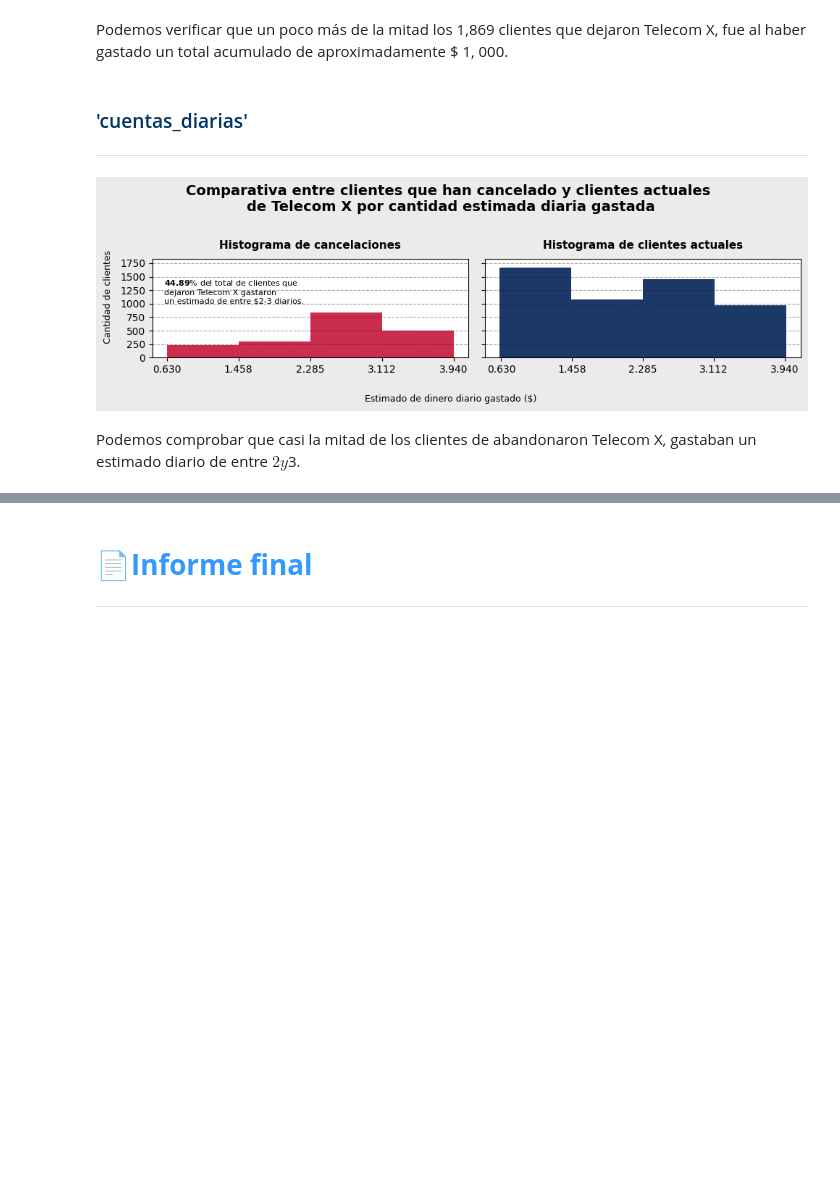
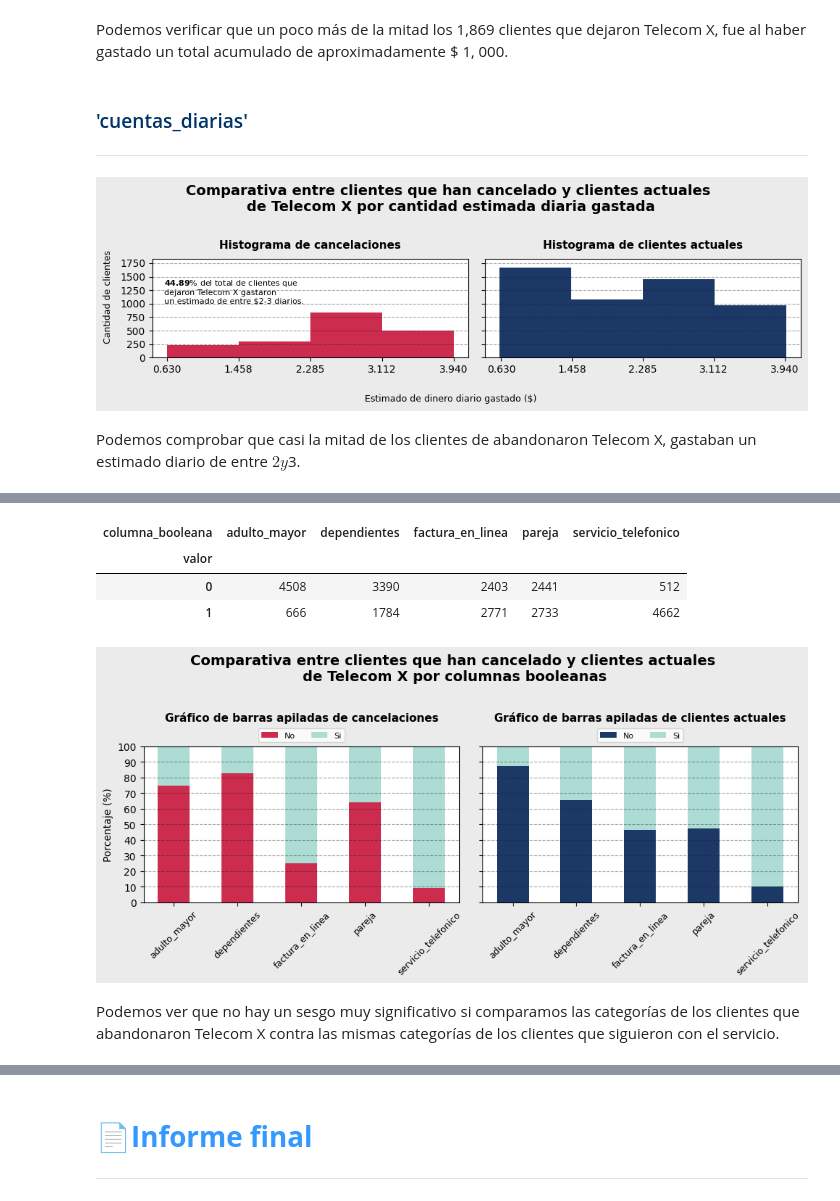
Before and after one commit to carloslozano-rg/challenge-telecom-x, a Jupyter notebook: TelecomX_LATAM.ipynb, the cells around one changed output, grey strips where cells are left out. Drawn from its saved outputs; the diff is of its cells as text; code cells hidden in the pictures; blank space fills up the shorter version.

Commit message:
feat: analizar distribución de cancelación por variables booleanas.

```diff
--- a/TelecomX_LATAM.ipynb
+++ b/TelecomX_LATAM.ipynb
@@ -1580,0 +1606,3 @@ Podemos comprobar que casi la mitad de los clientes de abandonaron Telecom X, ga
+# %%
+df_melted_bool_cancelados = telecom_x_cancelado.melt(value_vars=columnas_booleanas_estandarizadas, var_name= 'columna_booleana', value_name='valor')
+df_melted_bool_cancelados.head()
@@ -1580,0 +1616,3 @@ Podemos comprobar que casi la mitad de los clientes de abandonaron Telecom X, ga
+# %%
+df_pivot_bool_cancelados = df_melted_bool_cancelados.pivot_table(index='valor', columns='columna_booleana', values='valor', aggfunc='size')
+df_pivot_bool_cancelados.head()
@@ -1580,0 +1626,3 @@ Podemos comprobar que casi la mitad de los clientes de abandonaron Telecom X, ga
+# %%
+df_melted_bool_actuales = telecom_x_clientes_actuales.melt(value_vars=columnas_booleanas_estandarizadas, var_name= 'columna_booleana', value_name='valor')
+df_melted_bool_actuales.head()
@@ -1580,0 +1636,69 @@ Podemos comprobar que casi la mitad de los clientes de abandonaron Telecom X, ga
+# %%
+df_pivot_bool_actuales = df_melted_bool_actuales.pivot_table(index='valor', columns='columna_booleana', values='valor', aggfunc='size')
+df_pivot_bool_actuales.head()
+# %% [output]
+| columna_booleana | adulto_mayor | dependientes | factura_en_linea | pareja | servicio_telefonico |
+| valor |  |  |  |  |  |
+| 0 | 4508 | 3390 | 2403 | 2441 | 512 |
+| 1 | 666 | 1784 | 2771 | 2733 | 4662 |
+# %%
+import numpy as np
+
+def columnas_booleanas_viz():
+
+    fig, axes = plt.subplots(1, 2, figsize=(10, 4.5), facecolor=GRIS_1, sharey=True)
+    axes = axes.flatten()
+
+    # Gráfico 1
+    ax_0 = axes[0]
+    # Los fondos nos ayudarán a apilar todo un registro o fila sobre el registro anterior, empezando en ceros.
+    fondo_barras_0 = np.zeros(len(df_pivot_bool_cancelados.columns))
+    total_clientes_cancelados = df_pivot_bool_cancelados.sum().iloc[0]
+
+    for individual_index in df_pivot_bool_cancelados.index:
+
+        valores_normalizados_registro = (df_pivot_bool_cancelados.loc[individual_index]*100/total_clientes_cancelados).round(2)
+        colores = [ROJO_2, AGUA_1]
+
+        ax_0.bar(x=df_pivot_bool_cancelados.columns, height=valores_normalizados_registro, width=0.5, bottom=fondo_barras_0, color=colores[individual_index])
+        fondo_barras_0 += valores_normalizados_registro
+
+    ax_0.yaxis.set_major_locator(plt.MultipleLocator(10))
+    ax_0.set_ylim(bottom=0, top=100)
+    ax_0.set_ylabel('Porcentaje (%)')
+
+    ax_0.xaxis.set_tick_params(labelsize=9, labelrotation=45)
+
+    ax_0.legend(labels=['No', 'Si'], fontsize=8, loc='lower center', bbox_to_anchor=(0.5, 1), ncol=2, borderaxespad=0.5)
+
+    ax_0.set_title(label='Gráfico de barras apiladas de cancelaciones', fontsize=11, fontweight='bold', pad=25)
+
+    ax_0.grid(axis='y', alpha=0.4, linestyle='--', color=GRIS_5)
+
+    # Gráfico 2
+    ax_1 = axes[1]
+    fondo_barras_1 = np.zeros(len(df_pivot_bool_actuales.columns))
+    total_clientes_actuales = df_pivot_bool_actuales.sum().iloc[0]
+
+    for individual_index in df_pivot_bool_actuales.index:
+
+        valores_normalizados_registro = (df_pivot_bool_actuales.loc[individual_index]*100/total_clientes_actuales).round(2)
+        colores = [AZUL_2, AGUA_1]
+        ax_1.bar(x=df_pivot_bool_actuales.columns, height=valores_normalizados_registro, width=0.5, bottom=fondo_barras_1, color=colores[individual_index])
+        fondo_barras_1 += valores_normalizados_registro
+
+    ax_1.xaxis.set_tick_params(labelsize=9, labelrotation=45)
+    ax_1.legend(labels=['No', 'Si'], fontsize=8, loc='lower center', bbox_to_anchor=(0.5, 1), ncol=2, borderaxespad=0.5)
+    ax_1.set_title(label='Gráfico de barras apiladas de clientes actuales', fontsize=11, fontweight='bold', pad=25)
+    ax_1.grid(axis='y', alpha=0.4, linestyle='--', color=GRIS_5)
+
+    # Título general y etiquetas generales
+    fig.suptitle('Comparativa entre clientes que han cancelado y clientes actuales \nde Telecom X por columnas booleanas', fontsize=14, fontweight='bold', y=1.02)
+    plt.tight_layout()
+    return plt
+
+columnas_booleanas_viz().show();
+# %% [output]
+[figure, added]
+# %% [markdown]
+Podemos ver que no hay un sesgo muy significativo si comparamos las categorías de los clientes que abandonaron Telecom X contra las mismas categorías de los clientes que siguieron con el servicio.
```
Also changed, not shown: parts of 12 cells of this notebook.
